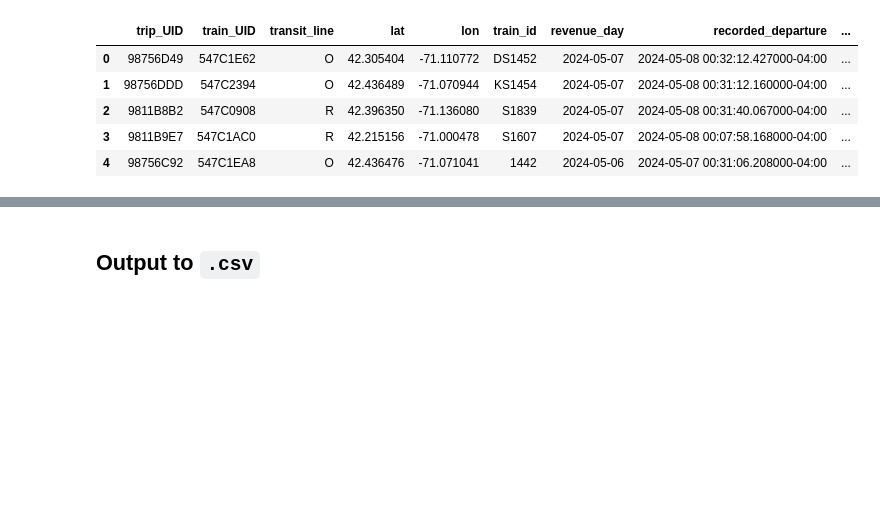
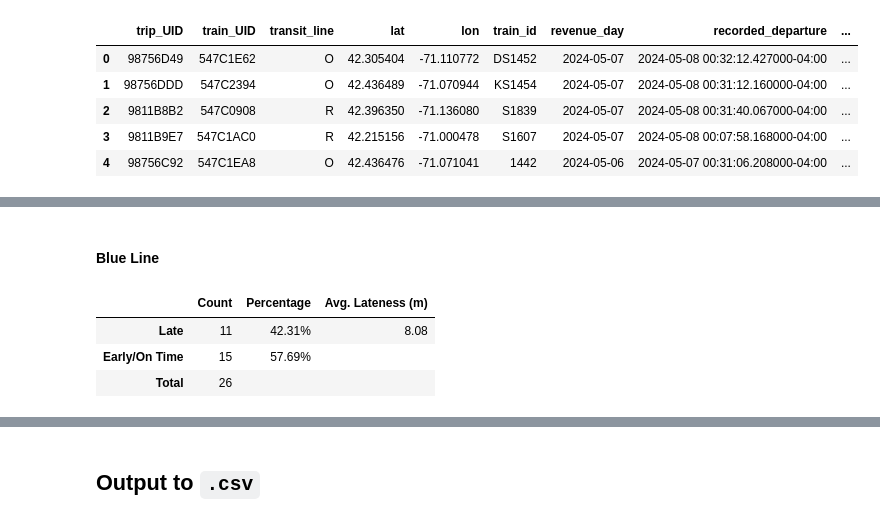
Before and after one commit to ericgulottyjr/LTOTD-Analysis, a Jupyter notebook: ltotd.ipynb, the cells around one changed output, grey strips where cells are left out. Drawn from its saved outputs; the diff is of its cells as text; code cells hidden in the pictures; blank space fills up the shorter version.

```diff
--- a/ltotd.ipynb
+++ b/ltotd.ipynb
@@ -298,0 +453,9 @@ result.head()
+# %% [markdown]
+#### Blue Line
+# %%
+blue_table
+# %% [output]
+|  | Count | Percentage | Avg. Lateness (m) |
+| Late | 11 | 42.31% | 8.08 |
+| Early/On Time | 15 | 57.69% |  |
+| Total | 26 |  |  |
```
Also changed, not shown: parts of 10 cells of this notebook.
